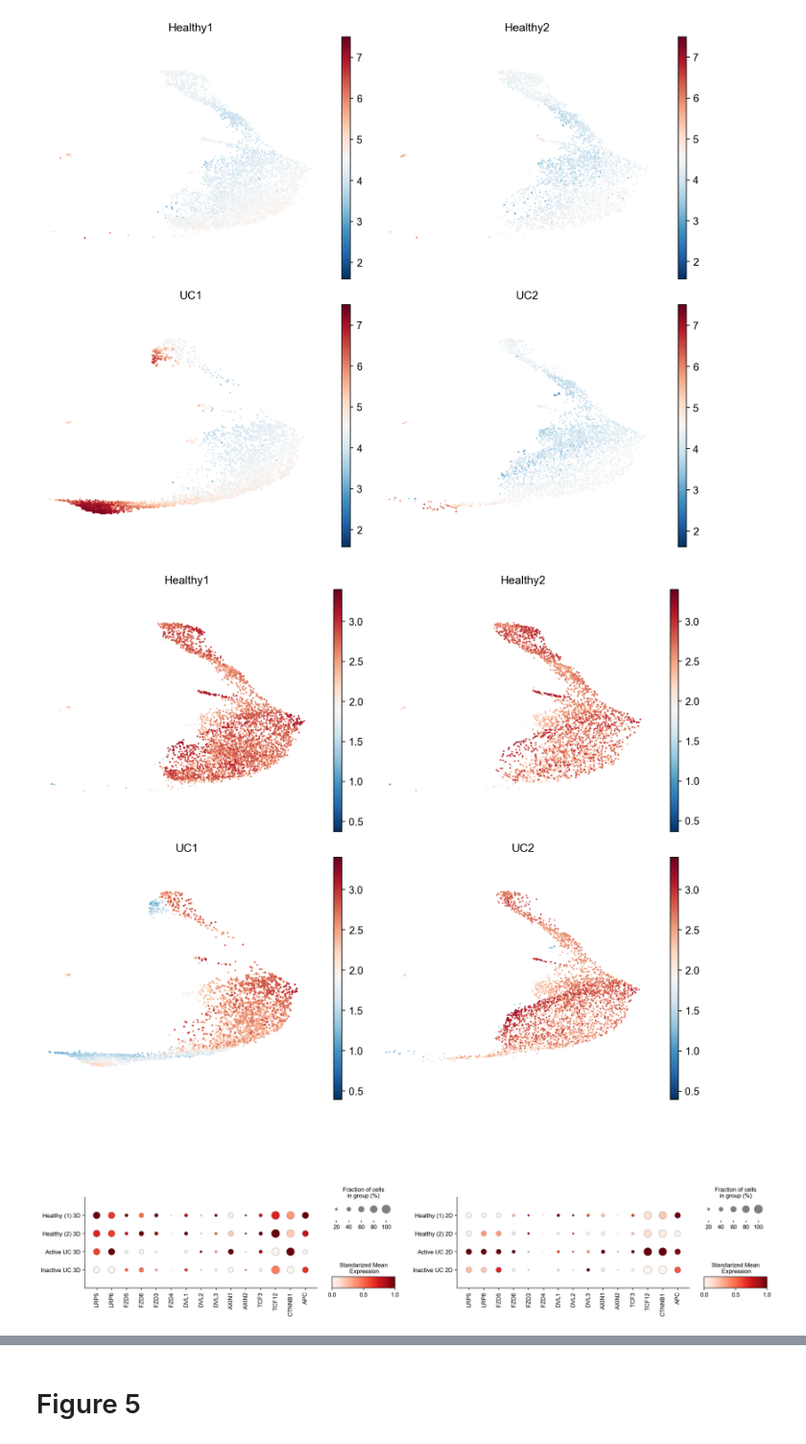
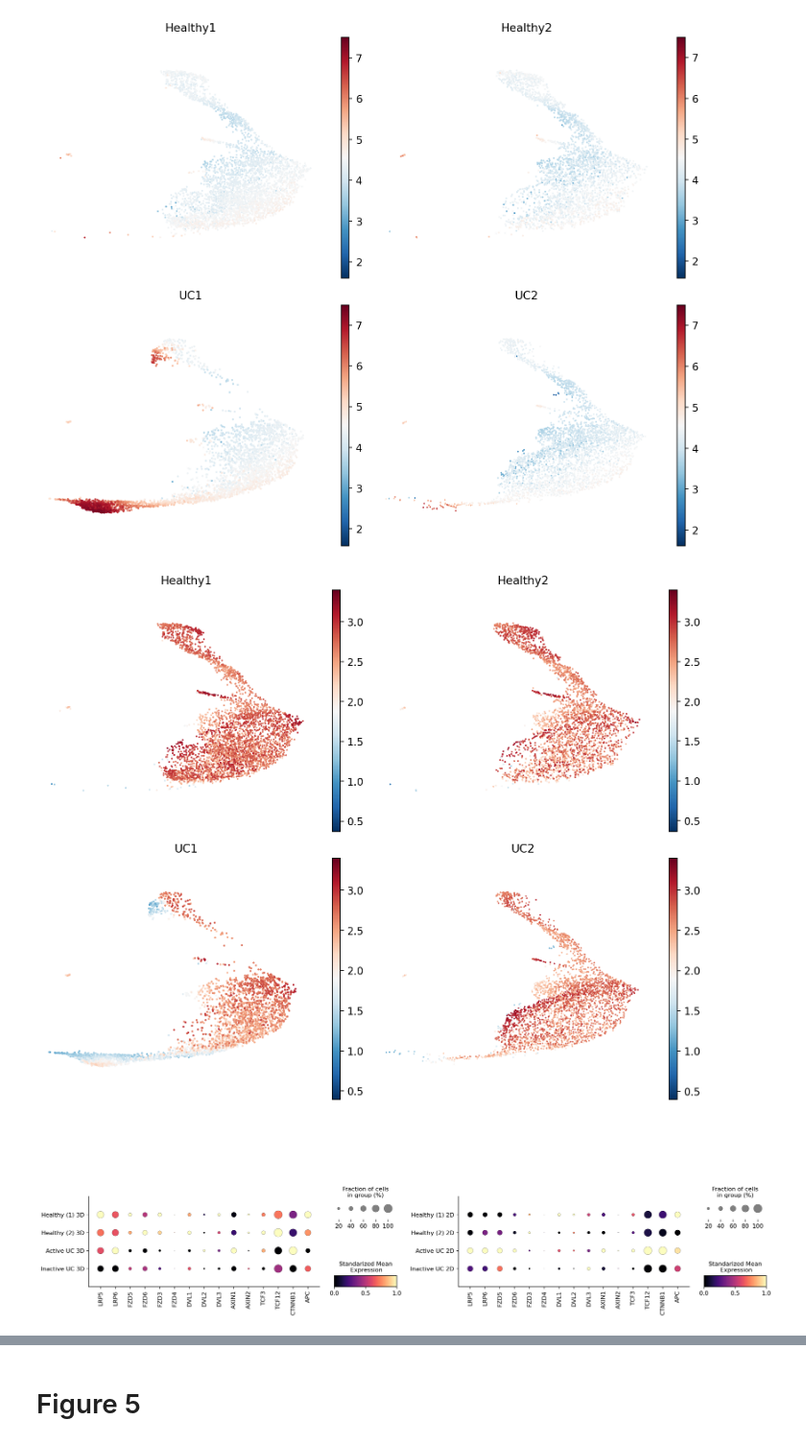
Before and after one commit to Parkos-and-Nusrat-Lab/RUNX2-promotes-epigenetic-WNT-signaling-in-inflamed-intestinal-epithelial-cells, a Jupyter notebook: python/Figures DotPlots and UMAP.ipynb, the cells around one changed output, grey strips where cells are left out. Shown at 96% size. Cells and saved outputs as stored; diff of their text form; code cells hidden in the pictures.

```diff
--- a/python/Figures DotPlots and UMAP.ipynb
+++ b/python/Figures DotPlots and UMAP.ipynb
@@ -48,7 +52,7 @@ def split_umap(adata, split_by, ncol=2, nrow=None, save=False, **kwargs):
         fig.savefig('split_umap.png',transparent=None, dpi=600)
 # %%
 #Loading File with MAGIC Imputation
-adata =  sc.read_h5ad('Full_Seurat_Magic.h5ad')
+adata =  sc.read_h5ad('/nfs/turbo/umms-cparkos/globus/Ismael/Seurat_full_magic.h5ad')
 # %%
 new_names = ['Transitional_2D',"Late_G1_3D", "Differentiated_2D", "Early_G1_3D",
              "Intermediate_2D", "BMI+Stem_2D", "LGR5+Stem_3D", "Undifferentiated_2D", "M-like_2D",
@@ -87,28 +91,30 @@ split_umap(adata, split_by = "sample.condition",layer="MAGIC_imputed_data",
 split_umap(adata, split_by = "sample.condition",layer="MAGIC_imputed_data",
     color=["APC"], vmax = 3.4, save =False, frameon=False)
 # %% [output]
-[figure, old version]
+[figure, new version]
 # %%
 #Figure 4C
 fig, axs = plt.subplots(1, 2, figsize=(20.5, 5))
 sc.pl.dotplot(adata_3d, ["LRP5","LRP6", "FZD5", "FZD6","FZD3", "FZD4",
                       "DVL1", "DVL2", "DVL3", "AXIN1", "AXIN2","TCF3", "TCF12",
                       "CTNNB1","APC"],
               groupby = ['new.orig.ident'], standard_scale="var",
+              cmap="magma",
               colorbar_title = "Standarized Mean\n Expression",
               ax=axs[0],show=False)
 
 
 sc.pl.dotplot(adata_2d, ["LRP5","LRP6", "FZD5", "FZD6","FZD3", "FZD4",
                       "DVL1", "DVL2", "DVL3", "AXIN1", "AXIN2","TCF3", "TCF12",
                       "CTNNB1","APC"],
+              cmap="magma",
               groupby = ['new.orig.ident'], standard_scale="var",
               colorbar_title = "Standarized Mean\n Expression",
               ax=axs[1])
 
 #fig.savefig('Dotplot_Figure4C.png', transparent = False, dpi = 600)
 # %% [output]
-[figure, old version]
+[figure, new version]
 # %%
 #Figure 4D
 only_3d = adata[adata.obs['cell_anno'].isin(["LGR5+Stem_3D","Early_G1_3D","Late_G1_3D","UC-specific_3D"])]
```
Also changed, not shown: parts of 6 cells of this notebook.
